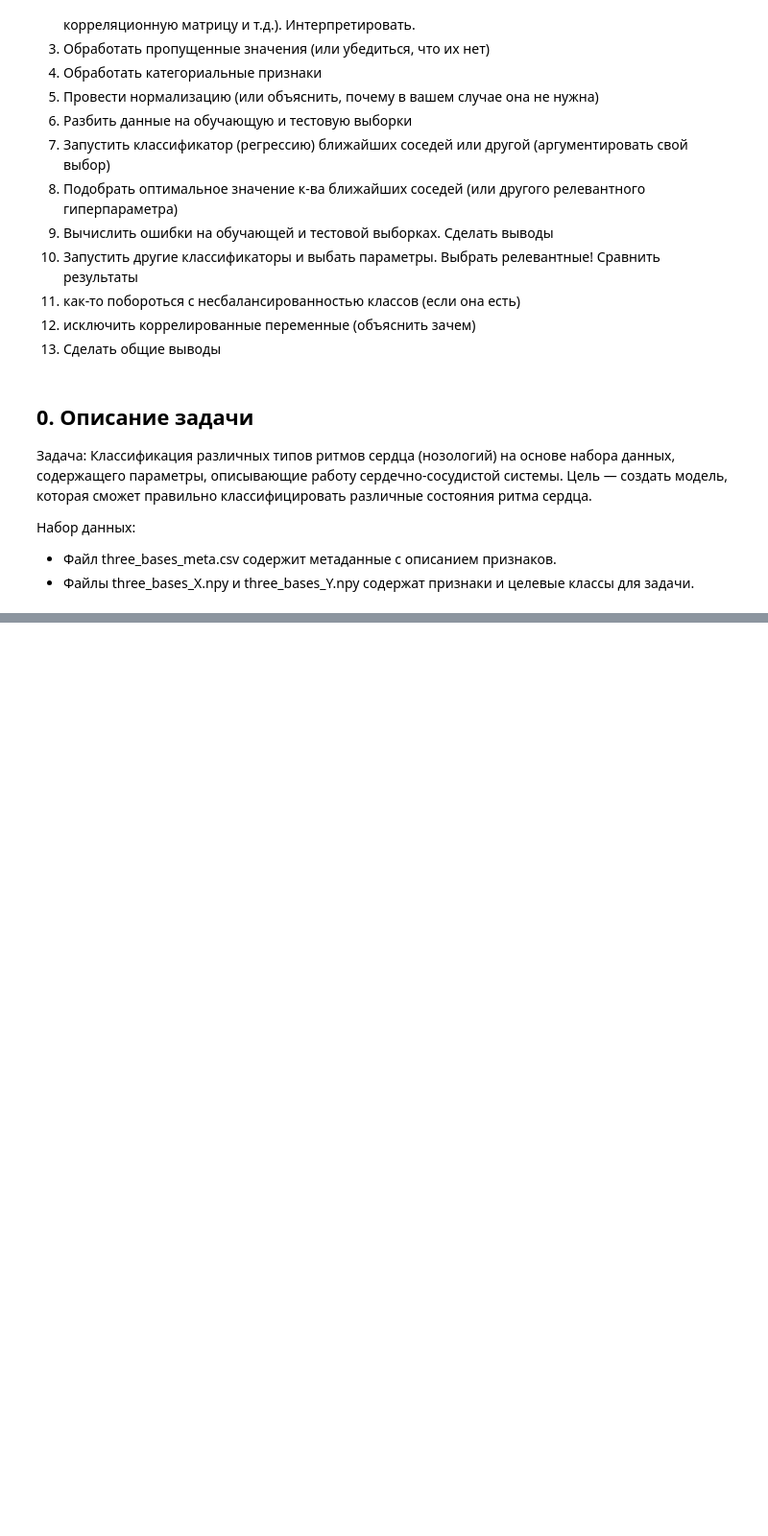
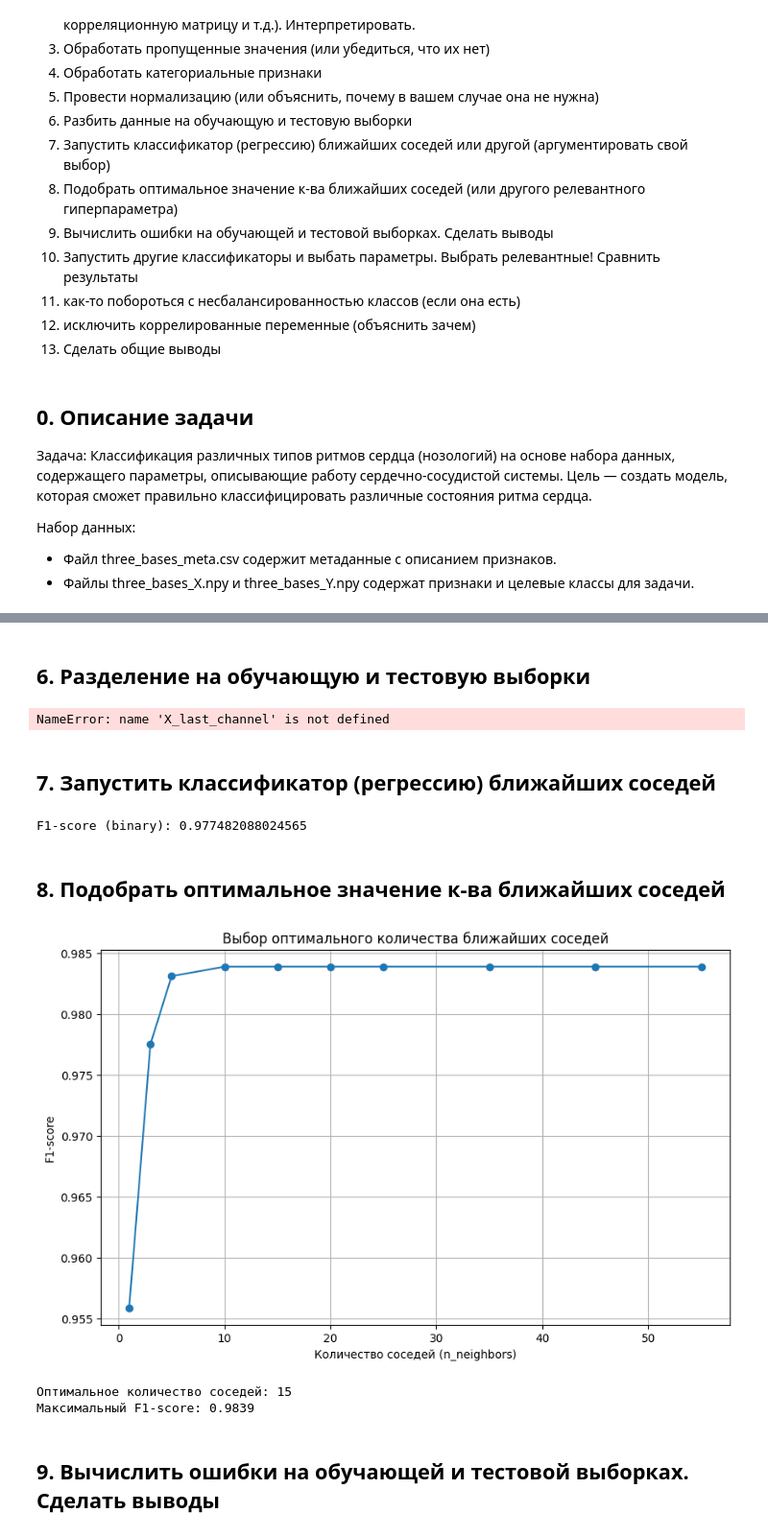
Before and after one commit to danielbulgakov/ml, a Jupyter notebook: lectures/hw_5.ipynb, the cells around one changed output, grey strips where cells are left out. Shown at 96% size. Drawn from its saved outputs; the diff is of its cells as text; code cells hidden in the pictures; blank space fills up the shorter version.

```diff
--- a/lectures/hw_5.ipynb
+++ b/lectures/hw_5.ipynb
@@ -30,0 +320,56 @@
+# %% [markdown]
+## 6. Разделение на обучающую и тестовую выборки
+# %%
+from sklearn.model_selection import train_test_split
+
+X_train, X_test, y_train, y_test = train_test_split(X_last_channel, y_reshaped, test_size=0.4, random_state=42)
+# %% [output]
+NameError: name 'X_last_channel' is not defined
+# %% [markdown]
+## 7. Запустить классификатор (регрессию) ближайших соседей
+# %%
+from sklearn.metrics import f1_score
+from sklearn.neighbors import KNeighborsClassifier
+
+
+# Создание и обучение классификатора KNN с начальным значением k=3
+knn = KNeighborsClassifier(n_neighbors=3)
+knn.fit(X_train, y_train)
+
+y_pred = knn.predict(X_test)
+
+f1 = f1_score(y_test, y_pred, average="binary")
+print("F1-score (binary):", f1)
+# %% [output]
+F1-score (binary): 0.977482088024565
+# %% [markdown]
+## 8. Подобрать оптимальное значение к-ва ближайших соседей
+# %%
+nnb = [1, 3, 5, 10, 15, 20, 25, 35, 45, 55]
+f1_scores = []
+knn = KNeighborsClassifier()
+for n in nnb:
+    knn = KNeighborsClassifier(n_neighbors=n)
+    knn.fit(X_train, y_train)
+    y_pred = knn.predict(X_test)
+    f1 = f1_score(y_test, y_pred, average="binary")
+    f1_scores.append(f1)
+
+# Визуализация F1-score для каждого значения n_neighbors
+plt.figure(figsize=(10, 6))
+plt.plot(nnb, f1_scores, marker='o', linestyle='-')
+plt.title('Выбор оптимального количества ближайших соседей')
+plt.xlabel('Количество соседей (n_neighbors)')
+plt.ylabel('F1-score')
+plt.grid(True)
+plt.show()
+
+optimal_n_neighbors = nnb[np.argmax(f1_scores)]
+print(f"Оптимальное количество соседей: {optimal_n_neighbors}")
+print(f"Максимальный F1-score: {max(f1_scores):.4f}")
+# %% [output]
+[figure, added]
+Оптимальное количество соседей: 15
+Максимальный F1-score: 0.9839
+# %% [markdown]
+## 9. Вычислить ошибки на обучающей и тестовой выборках. Сделать выводы
```
Also changed, not shown: parts of 37 cells of this notebook, 1 other file.
